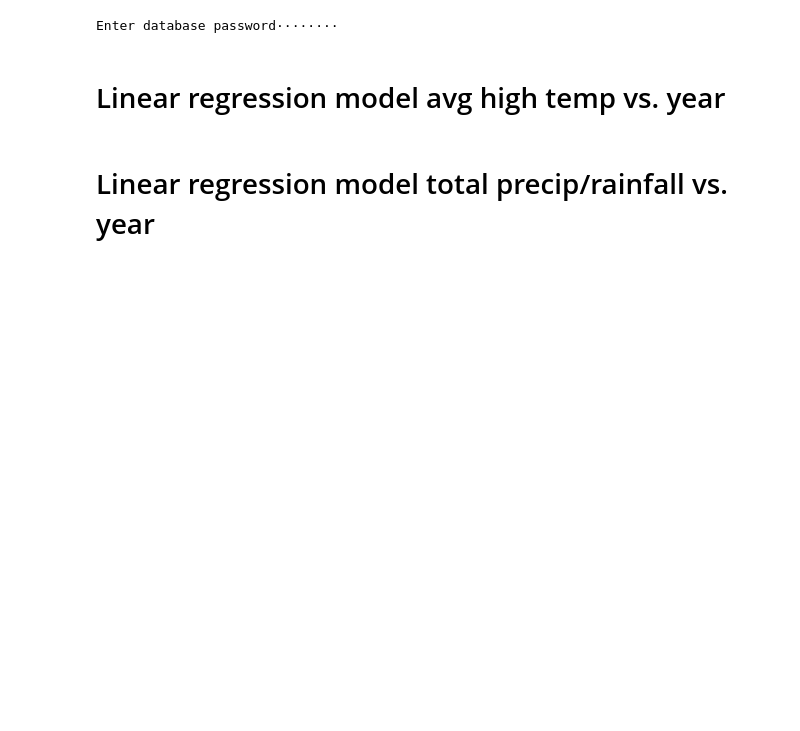
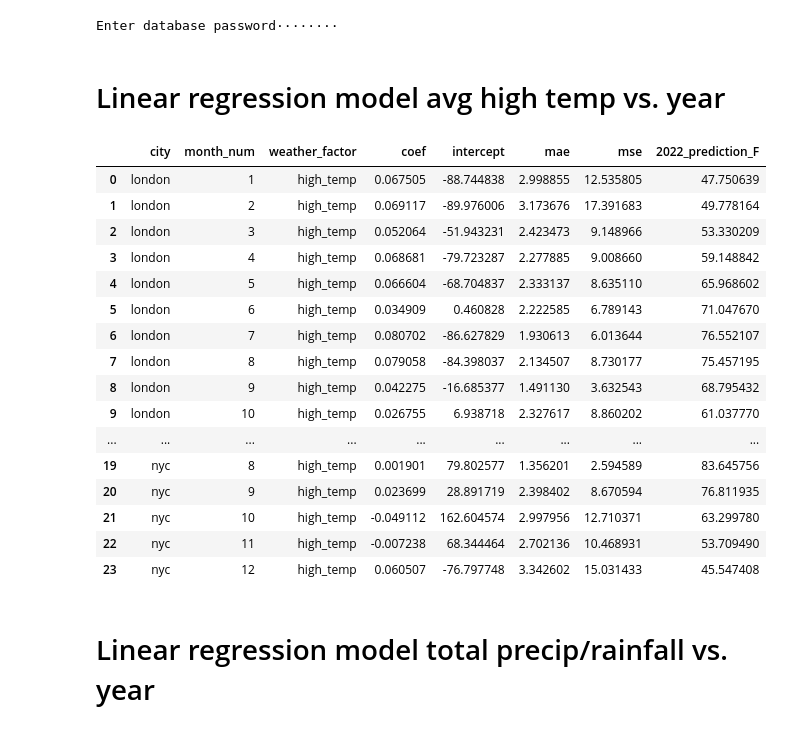
Before and after one commit to js816/New_York_-_London_Weather_Predictions, a Jupyter notebook: Linear_regression_model_weather_final.ipynb, the cells around one changed output. Cells and saved outputs as stored; diff of their text form; code cells hidden in the pictures; blank space fills up the shorter version.

Commit message:
Uploading final ML model including metric and output CSVs

```diff
--- a/Linear_regression_model_weather_final.ipynb
+++ b/Linear_regression_model_weather_final.ipynb
@@ -82,6 +82,27 @@ high_temp_model_df = pd.DataFrame(high_temp_model_outputs)
 
 # Adding the predictions to the high temp DataFrame
 high_temp_model_df['2022_prediction_F'] = (2022 * high_temp_model_df['coef']) + high_temp_model_df['intercept']
+# %%
+# Displaying DataFrame to show our MSE metric
+high_temp_model_df
+# %% [output]
+|  | city | month_num | weather_factor | coef | intercept | mae | mse | 2022_prediction_F |
+| 0 | london | 1 | high_temp | 0.067505 | -88.744838 | 2.998855 | 12.535805 | 47.750639 |
+| 1 | london | 2 | high_temp | 0.069117 | -89.976006 | 3.173676 | 17.391683 | 49.778164 |
+| 2 | london | 3 | high_temp | 0.052064 | -51.943231 | 2.423473 | 9.148966 | 53.330209 |
+| 3 | london | 4 | high_temp | 0.068681 | -79.723287 | 2.277885 | 9.008660 | 59.148842 |
+| 4 | london | 5 | high_temp | 0.066604 | -68.704837 | 2.333137 | 8.635110 | 65.968602 |
+| 5 | london | 6 | high_temp | 0.034909 | 0.460828 | 2.222585 | 6.789143 | 71.047670 |
+| 6 | london | 7 | high_temp | 0.080702 | -86.627829 | 1.930613 | 6.013644 | 76.552107 |
+| 7 | london | 8 | high_temp | 0.079058 | -84.398037 | 2.134507 | 8.730177 | 75.457195 |
+| 8 | london | 9 | high_temp | 0.042275 | -16.685377 | 1.491130 | 3.632543 | 68.795432 |
+| 9 | london | 10 | high_temp | 0.026755 | 6.938718 | 2.327617 | 8.860202 | 61.037770 |
+| ... | ... | ... | ... | ... | ... | ... | ... | ... |
+| 19 | nyc | 8 | high_temp | 0.001901 | 79.802577 | 1.356201 | 2.594589 | 83.645756 |
+| 20 | nyc | 9 | high_temp | 0.023699 | 28.891719 | 2.398402 | 8.670594 | 76.811935 |
+| 21 | nyc | 10 | high_temp | -0.049112 | 162.604574 | 2.997956 | 12.710371 | 63.299780 |
+| 22 | nyc | 11 | high_temp | -0.007238 | 68.344464 | 2.702136 | 10.468931 | 53.709490 |
+| 23 | nyc | 12 | high_temp | 0.060507 | -76.797748 | 3.342602 | 15.031433 | 45.547408 |
 # %% [markdown]
 # Linear regression model total precip/rainfall vs. year
 # %%
```
Also changed, not shown: parts of 6 cells of this notebook, 2 other files.
